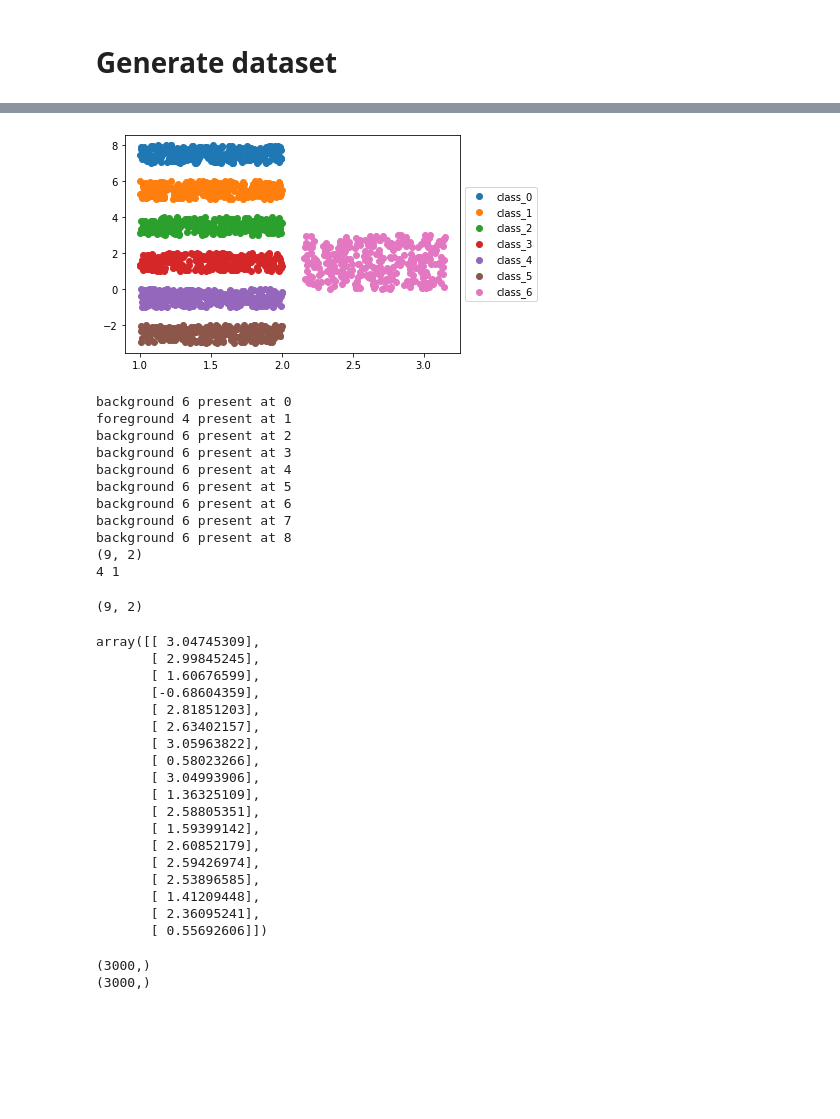
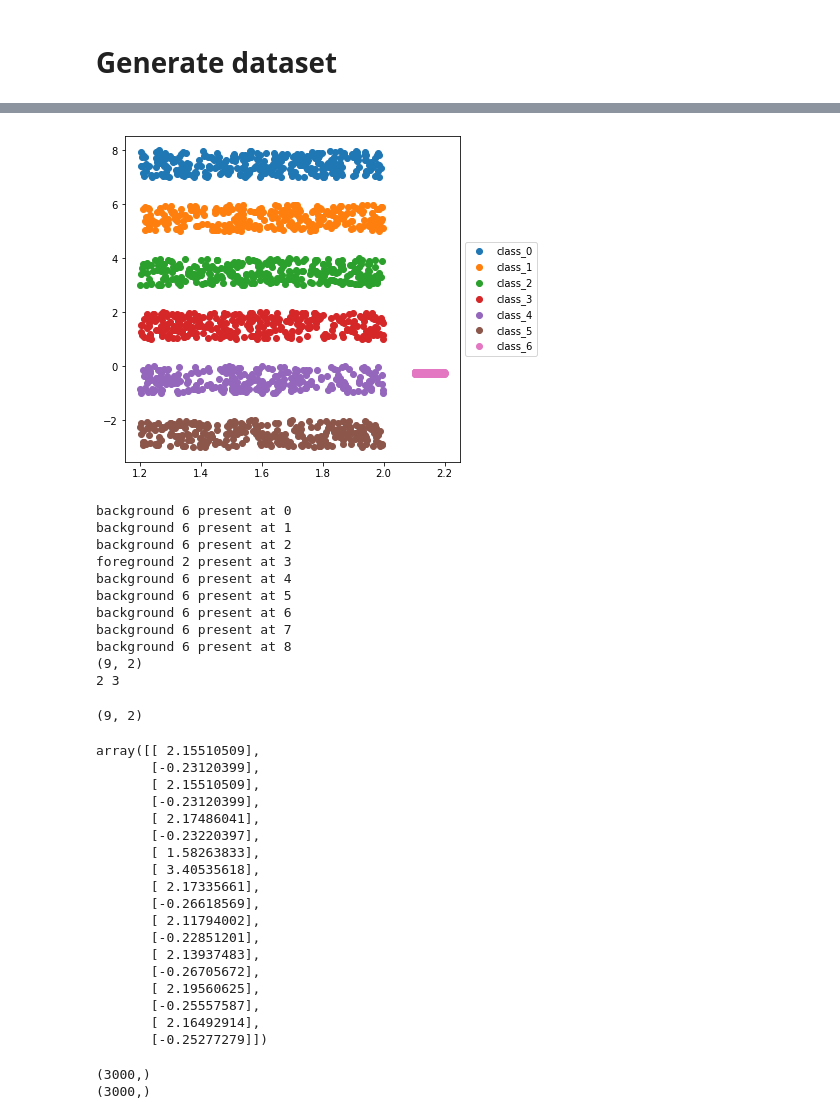
Before and after one commit to lnpandey/IITM_Research_Interpretability_of_Attention_Networks, a Jupyter notebook: 5_visualising_Mosaic_using_2dim_separable_classes/Error_modes/distribution_4/m_9/Error_Mode3.ipynb, the cells around one changed output, grey strips where cells are left out. Cells and saved outputs as stored; diff of their text form; code cells hidden in the pictures; blank space fills up the shorter version.

```diff
--- a/5_visualising_Mosaic_using_2dim_separable_classes/Error_modes/distribution_4/m_9/Error_Mode3.ipynb
+++ b/5_visualising_Mosaic_using_2dim_separable_classes/Error_modes/distribution_4/m_9/Error_Mode3.ipynb
@@ -36,31 +36,32 @@ x = np.zeros((2100,2))
 # %%
 
 
-x[idx[0],:] = np.random.uniform(low=[1,8],high=[2,7],size=(sum(idx[0]),2))
+x[idx[0],:] = np.random.uniform(low=[1.2,8],high=[2,7],size=(sum(idx[0]),2))
 
-x[idx[1],:] = np.random.uniform(low=[1,5],high=[2,6],size=(sum(idx[1]),2))
+x[idx[1],:] = np.random.uniform(low=[1.2,5],high=[2,6],size=(sum(idx[1]),2))
 
-x[idx[2],:] = np.random.uniform(low=[1,3],high=[2,4],size=(sum(idx[2]),2))
+x[idx[2],:] = np.random.uniform(low=[1.2,3],high=[2,4],size=(sum(idx[2]),2))
 
-x[idx[3],:] = np.random.uniform(low=[1,1],high=[2,2],size=(sum(idx[3]),2))
+x[idx[3],:] = np.random.uniform(low=[1.2,1],high=[2,2],size=(sum(idx[3]),2))
 
-x[idx[4],:] = np.random.uniform(low=[1,-1],high=[2,0],size=(sum(idx[4]),2))
+x[idx[4],:] = np.random.uniform(low=[1.2,-1],high=[2,0],size=(sum(idx[4]),2))
 
-x[idx[5],:] = np.random.uniform(low=[1,-2],high=[2,-3],size=(sum(idx[5]),2))
+x[idx[5],:] = np.random.uniform(low=[1.2,-2],high=[2,-3],size=(sum(idx[5]),2))
 
 
-x[idx[6],:] = np.random.uniform(low=[2.15,0],high=[3.15,3],size=(sum(idx[6]),2))
+x[idx[6],:] = np.random.uniform(low=[2.1,-0.3],high=[2.2,-0.2],size=(sum(idx[6]),2))
 
 
 #x[idx[7],:] = np.random.uniform(low=[2.5,1],high=[3.5,4],size=(sum(idx[7]),2))
 # %%
+fig = plt.figure(figsize=(6,6))
 for i in range(7):
     plt.scatter(x[idx[i],0],x[idx[i],1],label="class_"+str(i))
 plt.legend(loc='center left', bbox_to_anchor=(1, 0.5))
 plt.savefig("dist_4.png",bbox_inches="tight")
 plt.savefig("dist_4.pdf",bbox_inches="tight")
 # %% [output]
-[figure, old version]
+[figure, new version]
 # %%
 foreground_classes = {'class_0','class_1'}
 
@@ -87,16 +88,16 @@ print(a.shape)
 print(fg_class , fg_idx)
 # %% [output]
 background 6 present at 0
-foreground 4 present at 1
+background 6 present at 1
 background 6 present at 2
-background 6 present at 3
+foreground 2 present at 3
 background 6 present at 4
 background 6 present at 5
 background 6 present at 6
 background 6 present at 7
 background 6 present at 8
 (9, 2)
-4 1
+2 3
 # %%
 a.shape
 # %% [output]
@@ -104,24 +105,24 @@ a.shape
 # %%
 np.reshape(a,(18,1))
 # %% [output]
-array([[ 3.04745309],
-       [ 2.99845245],
-       [ 1.60676599],
-       [-0.68604359],
-       [ 2.81851203],
-       [ 2.63402157],
-       [ 3.05963822],
-       [ 0.58023266],
-       [ 3.04993906],
-       [ 1.36325109],
-       [ 2.58805351],
-       [ 1.59399142],
-       [ 2.60852179],
-       [ 2.59426974],
-       [ 2.53896585],
-       [ 1.41209448],
-       [ 2.36095241],
-       [ 0.55692606]])
+array([[ 2.15510509],
+       [-0.23120399],
+       [ 2.15510509],
+       [-0.23120399],
+       [ 2.17486041],
+       [-0.23220397],
+       [ 1.58263833],
+       [ 3.40535618],
+       [ 2.17335661],
+       [-0.26618569],
+       [ 2.11794002],
+       [-0.22851201],
+       [ 2.13937483],
+       [-0.26705672],
+       [ 2.19560625],
+       [-0.25557587],
+       [ 2.16492914],
+       [-0.25277279]])
 # %%
 desired_num = 3000
 mosaic_list =[]
```
Also changed, not shown: parts of 16 cells of this notebook, 1 other file.
